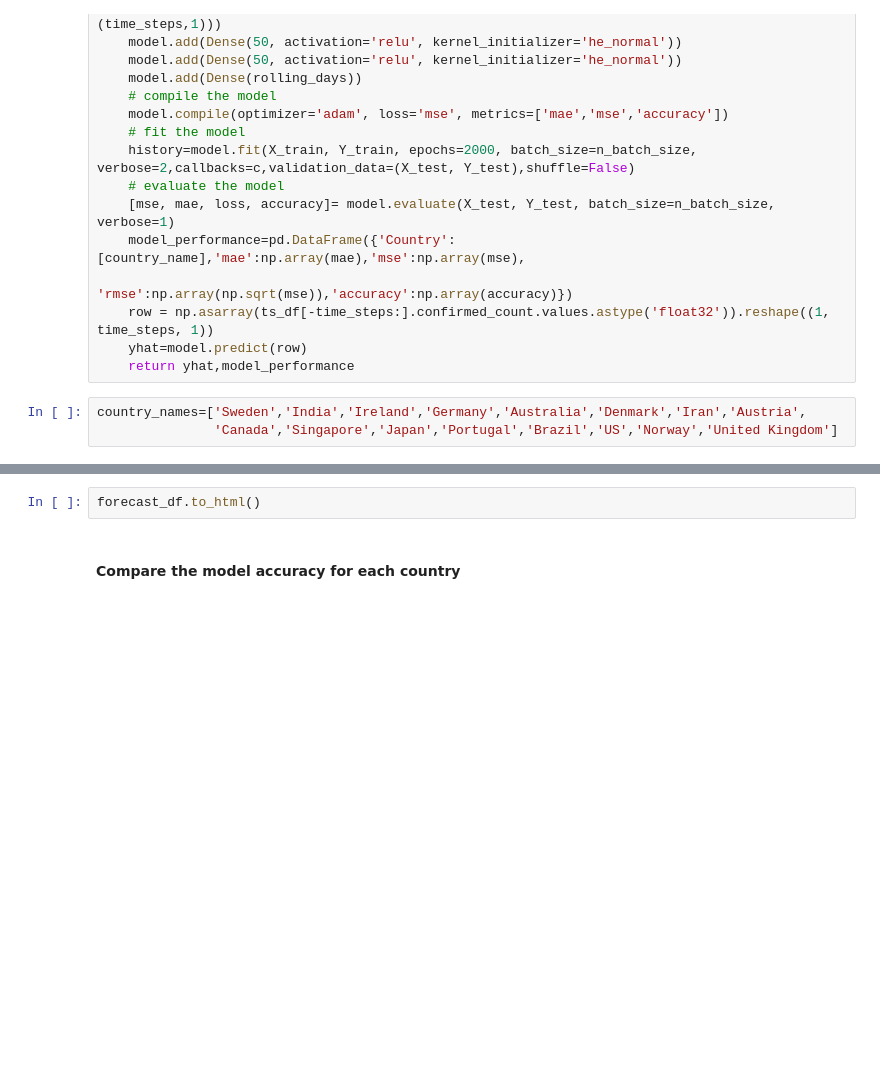
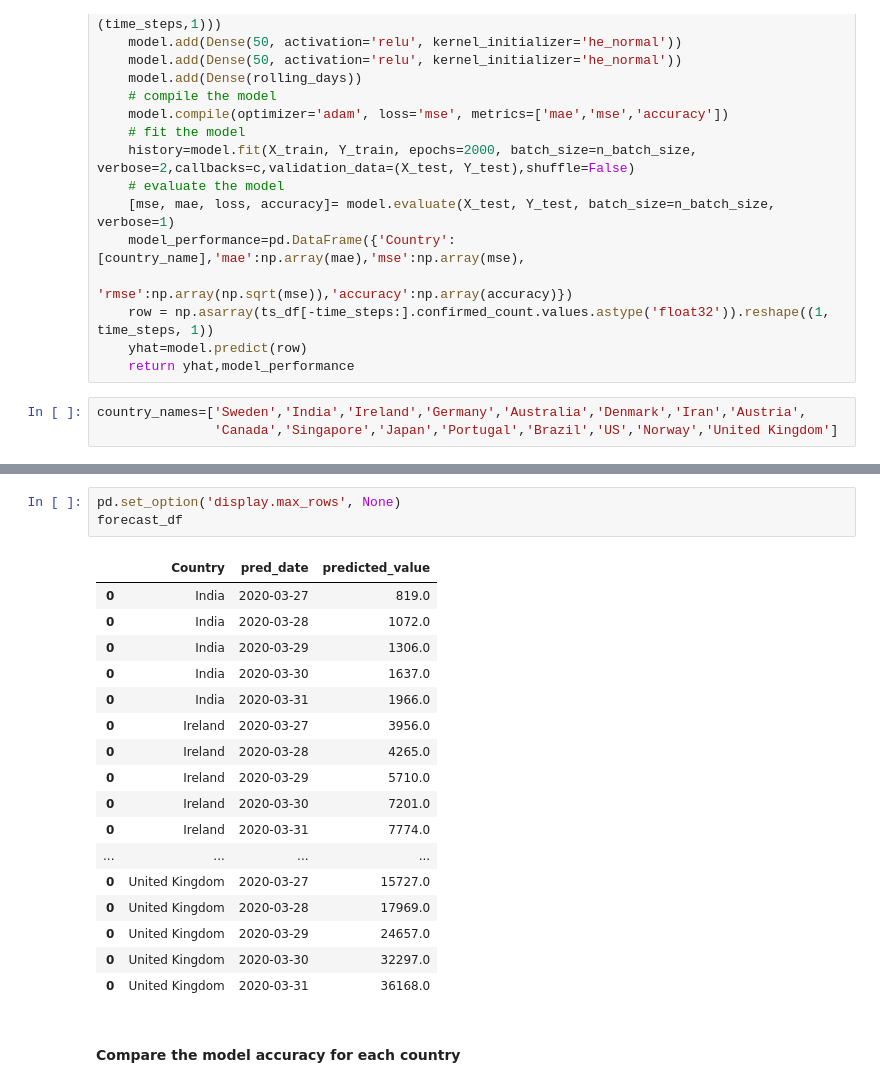
Before and after one commit to babasomanath/deep_learning, a Jupyter notebook: predict_5days_MultiStep_analysis_LSTM.ipynb, the cells around one changed output, grey strips where cells are left out. Saved outputs shown, nothing was run; the diff lists cells and outputs as text; blank space fills up the shorter version.

Commit message:
Multi Step Prediction using LSTM
Predict the next 5 days using regressor as last   n_days.

```diff
--- a/predict_5days_MultiStep_analysis_LSTM.ipynb
+++ b/predict_5days_MultiStep_analysis_LSTM.ipynb
@@ -206,5 +202,24 @@ for country_name in country_names:
-# %%
-forecast_df.to_html()
+# %%
+pd.set_option('display.max_rows', None)
+forecast_df
+# %% [output]
+|  | Country | pred_date | predicted_value |
+| 0 | India | 2020-03-27 | 819.0 |
+| 0 | India | 2020-03-28 | 1072.0 |
+| 0 | India | 2020-03-29 | 1306.0 |
+| 0 | India | 2020-03-30 | 1637.0 |
+| 0 | India | 2020-03-31 | 1966.0 |
+| 0 | Ireland | 2020-03-27 | 3956.0 |
+| 0 | Ireland | 2020-03-28 | 4265.0 |
+| 0 | Ireland | 2020-03-29 | 5710.0 |
+| 0 | Ireland | 2020-03-30 | 7201.0 |
+| 0 | Ireland | 2020-03-31 | 7774.0 |
+| ... | ... | ... | ... |
+| 0 | United Kingdom | 2020-03-27 | 15727.0 |
+| 0 | United Kingdom | 2020-03-28 | 17969.0 |
+| 0 | United Kingdom | 2020-03-29 | 24657.0 |
+| 0 | United Kingdom | 2020-03-30 | 32297.0 |
+| 0 | United Kingdom | 2020-03-31 | 36168.0 |
 # %% [markdown]
 #### Compare the model accuracy for each country
 # %%
```
Also changed, not shown: parts of 4 cells of this notebook.
